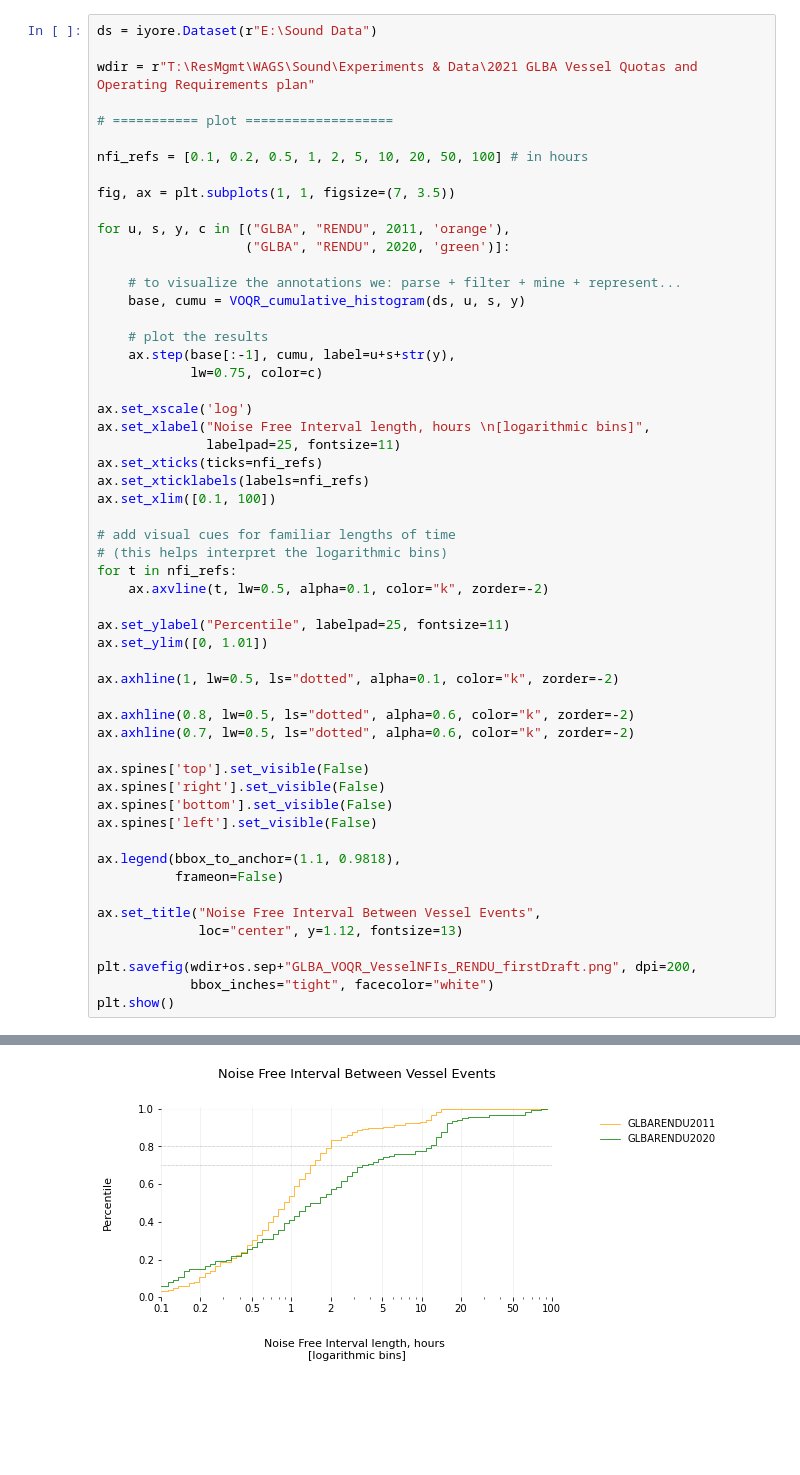
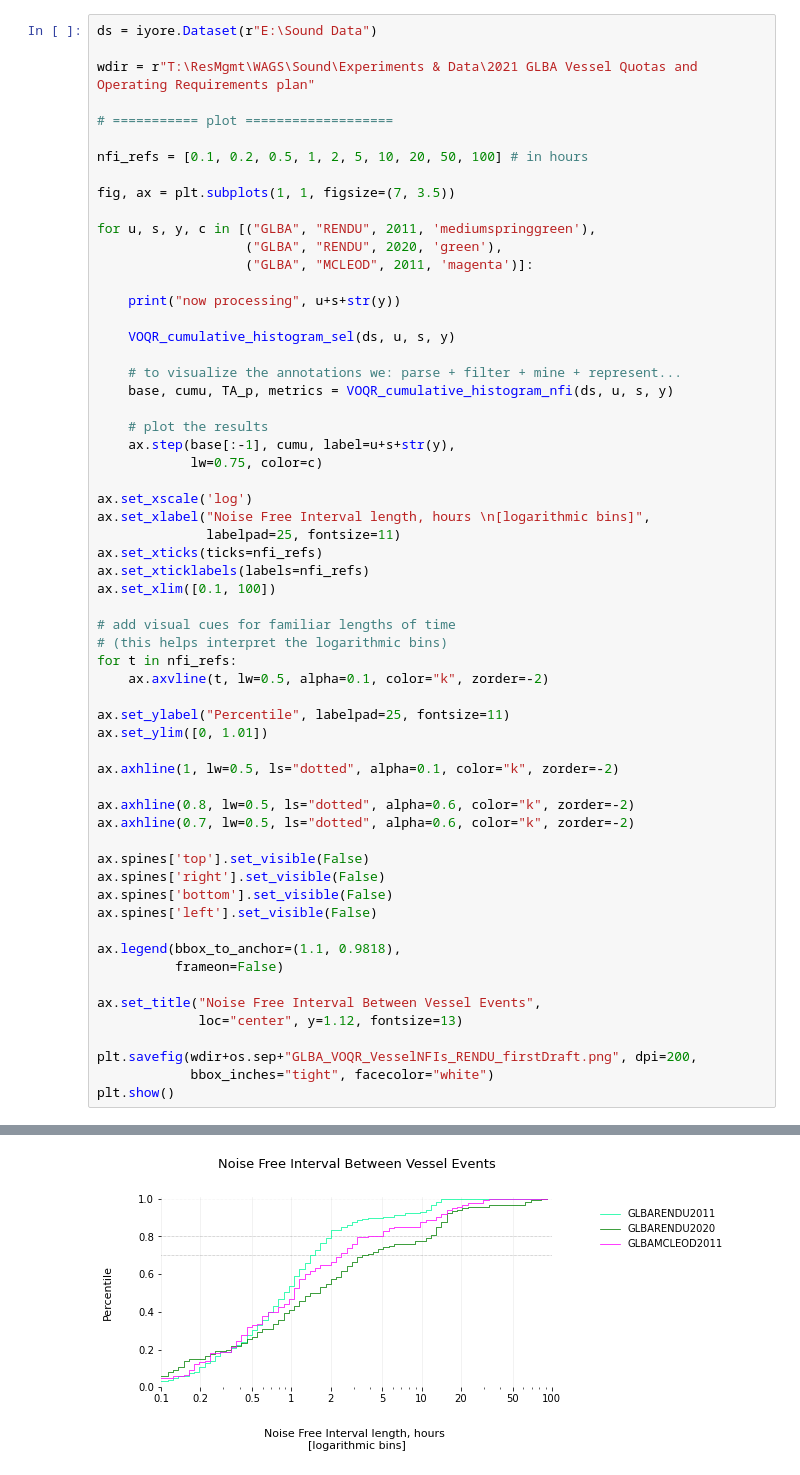
Before and after one commit to dbetchkal/GLBA-vesselAcoustics, a Jupyter notebook: GLBA VQOR NFI analysis.ipynb, the cells around one changed output, grey strips where cells are left out. Cells and saved outputs as stored; diff of their text form; blank space fills up the shorter version.

```diff
--- a/GLBA VQOR NFI analysis.ipynb
+++ b/GLBA VQOR NFI analysis.ipynb
@@ -61,11 +110,16 @@ nfi_refs = [0.1, 0.2, 0.5, 1, 2, 5, 10, 20, 50, 100] # in hours
 
 fig, ax = plt.subplots(1, 1, figsize=(7, 3.5))
 
-for u, s, y, c in [("GLBA", "RENDU", 2011, 'orange'),
-                   ("GLBA", "RENDU", 2020, 'green')]:
+for u, s, y, c in [("GLBA", "RENDU", 2011, 'mediumspringgreen'),
+                   ("GLBA", "RENDU", 2020, 'green'),
+                   ("GLBA", "MCLEOD", 2011, 'magenta')]:
+
+    print("now processing", u+s+str(y))
+
+    VOQR_cumulative_histogram_sel(ds, u, s, y)
 
     # to visualize the annotations we: parse + filter + mine + represent...
-    base, cumu = VOQR_cumulative_histogram(ds, u, s, y)
+    base, cumu, TA_p, metrics = VOQR_cumulative_histogram_nfi(ds, u, s, y)
 
     # plot the results
     ax.step(base[:-1], cumu, label=u+s+str(y),
@@ -109 +185 @@ plt.show()
-[figure, old version]
+[figure, new version]
```
Also changed, not shown: parts of 14 cells of this notebook.
